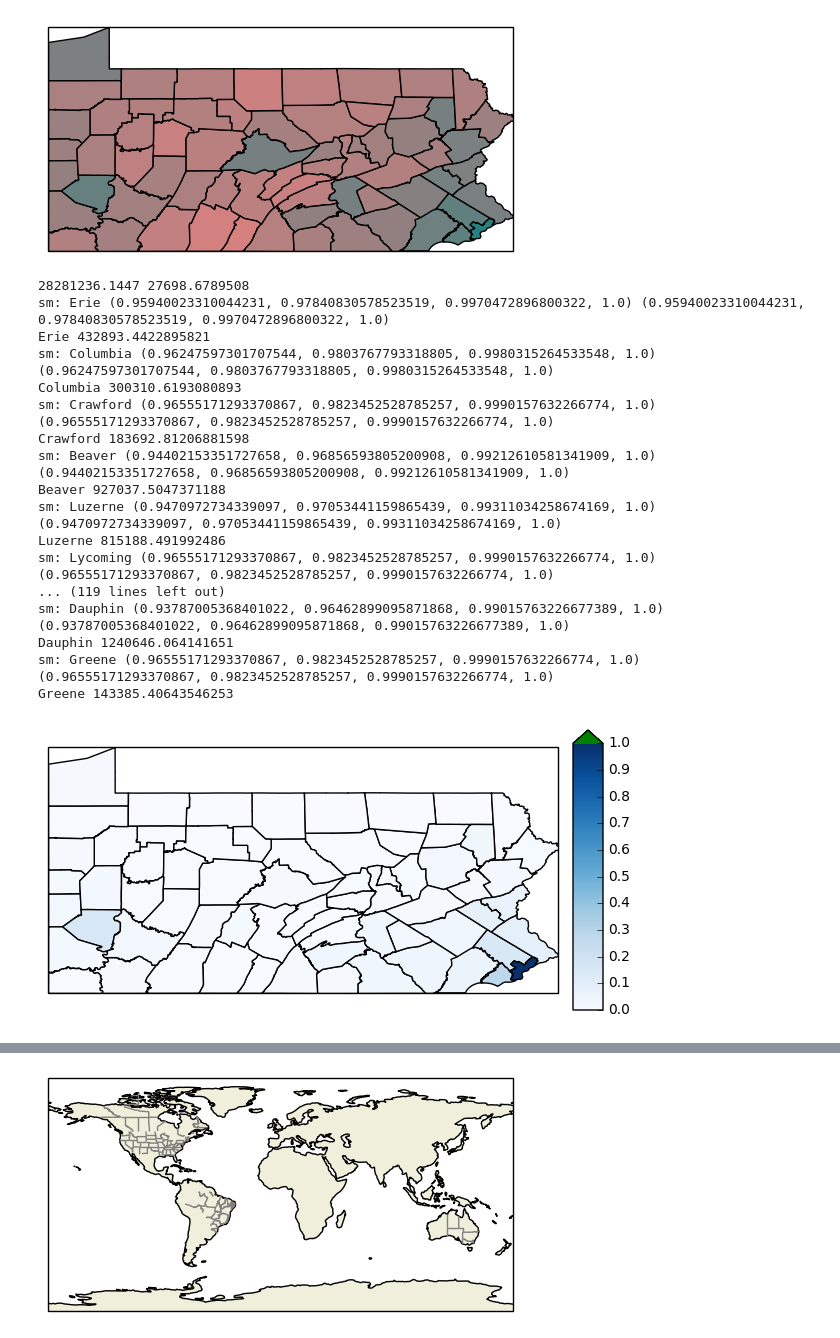
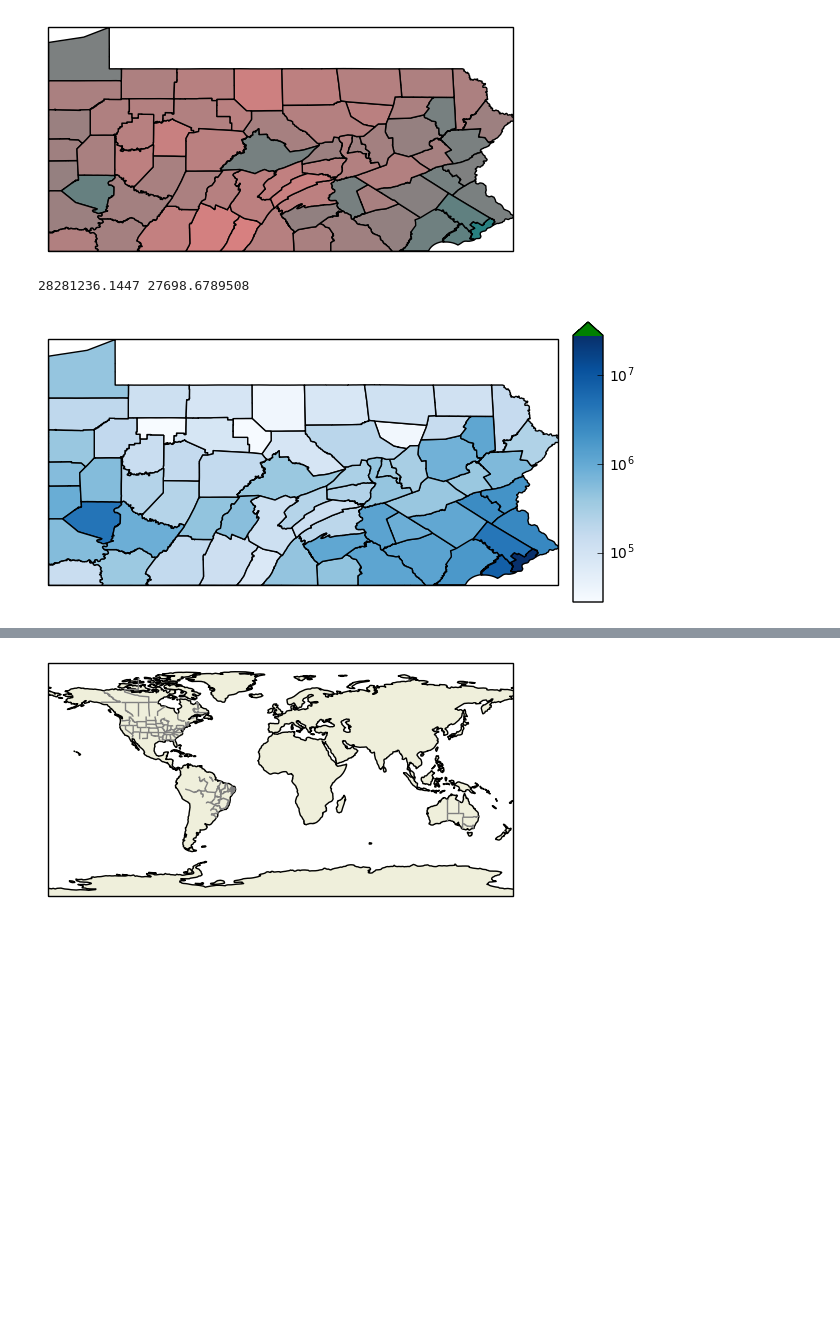
Before and after one commit to oderby/elections_2016, a Jupyter notebook: plot_pa.ipynb, the cells around one changed output, grey strips where cells are left out. Saved outputs shown, nothing was run; the diff lists cells and outputs as text; code cells hidden in the pictures; blank space fills up the shorter version.

```diff
--- a/plot_pa.ipynb
+++ b/plot_pa.ipynb
@@ -98,65 +101,41 @@ plt.show()
 fig = plt.figure()#figsize=(8, 3))
 ax = fig.add_axes([0.05, 0.05, 0.85, 0.9], projection=ccrs.PlateCarree())
 ax2 = fig.add_axes([0.925, 0.15, 0.05, 0.7])
 
 # ax = plt.axes(projection=ccrs.PlateCarree())
 colormap = cm.get_cmap("Blues")
 colormap.set_bad('orange')
 colormap.set_over('g')
 colormap.set_under('k')
 
-norm = colors.Normalize()
+norm = colors.LogNorm()
 
 to_plot = []
 for county,v in COUNTY_SHAPES.items():
     vap = int(dict(VOTERS[county])["ALL"])
     value = vap/v.area
-    to_plot.append((v,value))
+    to_plot.append((county, v, value))
 
-norm.autoscale_None([k[1] for k in to_plot])
+norm.autoscale_None([k[2] for k in to_plot])
 print(norm.vmax, norm.vmin)
 
 sm = cm.ScalarMappable(norm=norm, cmap=colormap)
 
-for k,v in COUNTY_SHAPES.items():
-    meta = dict(COUNTY_RESULTS[k])
-#     del meta["County"]
-#     total = sum([int(f) for f in meta.values()])
-    vap = int(dict(VOTERS[k])["ALL"])
-    value = vap/v.area
-#     color = colormap(value)
+for (county, shape, value) in to_plot:
     color = sm.to_rgba(value)
-    print("sm:", k,sm.to_rgba(value), color)
-    if value > 1:
-        print(k, value)
-    cf = cfeature.ShapelyFeature([v], ccrs.PlateCarree())
+#     print("sm:", k,sm.to_rgba(value), color)
+    cf = cfeature.ShapelyFeature([shape], ccrs.PlateCarree())
     ax.add_feature(cf, facecolor=color)
 
 ax.set_extent([-80.5198510000000027,-74.7215190000000007,39.7211469999999949,42.5160720000000012])
 ax.set_aspect(1)
 
-cb1 = mpl.colorbar.ColorbarBase(ax2, cmap=colormap, norm=colors.Normalize(vmin=0, vmax=1), extend='max')
+cb1 = mpl.colorbar.ColorbarBase(ax2, cmap=colormap, norm=norm, extend='max')
 
 plt.show()
 # %% [output]
 28281236.1447 27698.6789508
-sm: Erie (0.95940023310044231, 0.97840830578523519, 0.9970472896800322, 1.0) (0.95940023310044231, 0.97840830578523519, 0.9970472896800322, 1.0)
-Erie 432893.4422895821
-sm: Columbia (0.96247597301707544, 0.9803767793318805, 0.9980315264533548, 1.0) (0.96247597301707544, 0.9803767793318805, 0.9980315264533548, 1.0)
-Columbia 300310.6193080893
-sm: Crawford (0.96555171293370867, 0.9823452528785257, 0.9990157632266774, 1.0) (0.96555171293370867, 0.9823452528785257, 0.9990157632266774, 1.0)
-Crawford 183692.81206881598
-sm: Beaver (0.94402153351727658, 0.96856593805200908, 0.99212610581341909, 1.0) (0.94402153351727658, 0.96856593805200908, 0.99212610581341909, 1.0)
-Beaver 927037.5047371188
-sm: Luzerne (0.9470972734339097, 0.97053441159865439, 0.99311034258674169, 1.0) (0.9470972734339097, 0.97053441159865439, 0.99311034258674169, 1.0)
-Luzerne 815188.491992486
-sm: Lycoming (0.96555171293370867, 0.9823452528785257, 0.9990157632266774, 1.0) (0.96555171293370867, 0.9823452528785257, 0.9990157632266774, 1.0)
-... (119 lines left out)
-sm: Dauphin (0.93787005368401022, 0.96462899095871868, 0.99015763226677389, 1.0) (0.93787005368401022, 0.96462899095871868, 0.99015763226677389, 1.0)
-Dauphin 1240646.064141651
-sm: Greene (0.96555171293370867, 0.9823452528785257, 0.9990157632266774, 1.0) (0.96555171293370867, 0.9823452528785257, 0.9990157632266774, 1.0)
-Greene 143385.40643546253
-[figure, old version]
+[figure, new version]
 # %%
 fig = plt.figure()#figsize=(8, 3))
 ax = fig.add_axes([0.05, 0.05, 0.85, 0.9], projection=ccrs.PlateCarree())
```
Also changed, not shown: parts of 11 cells of this notebook.
